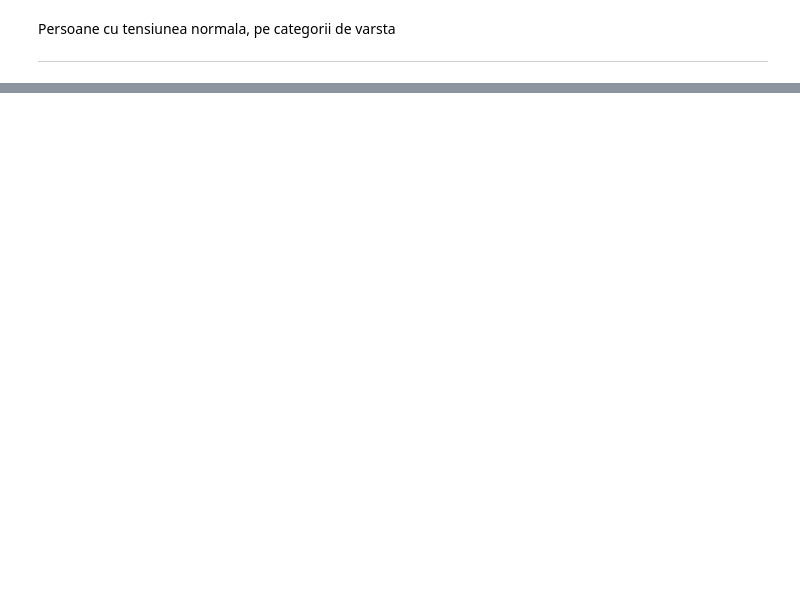
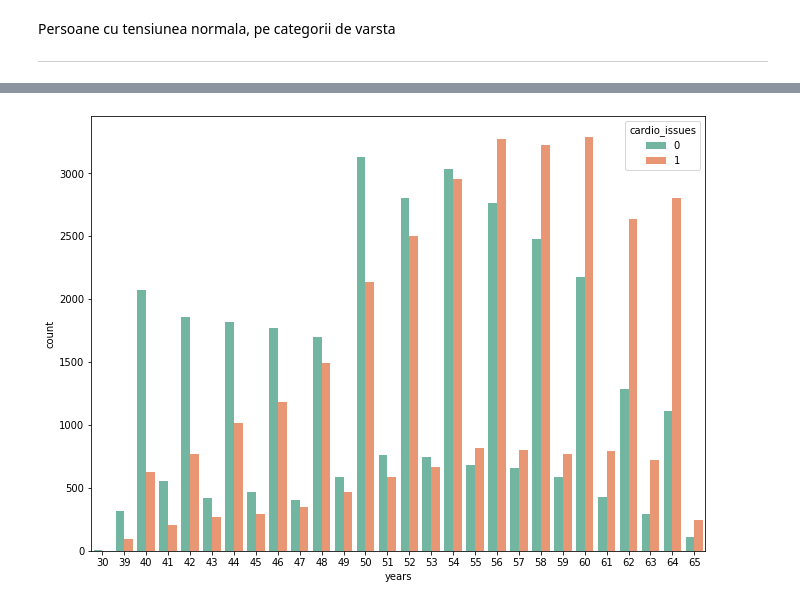
Before and after one commit to bojiix/RAM-OSI-BAN-AI, a Jupyter notebook: SDP_team_project_Group9.ipynb, the cells around one changed output, grey strips where cells are left out. Saved outputs shown, nothing was run; the diff lists cells and outputs as text; code cells hidden in the pictures; blank space fills up the shorter version.

```diff
--- a/SDP_team_project_Group9.ipynb
+++ b/SDP_team_project_Group9.ipynb
@@ -528,0 +495,4 @@ tb2
+# %%
+sns.countplot(x='years', hue='cardio_issues', data = df, palette="Set2");
+# %% [output]
+[figure, added]
```
Also changed, not shown: parts of 23 cells of this notebook.
